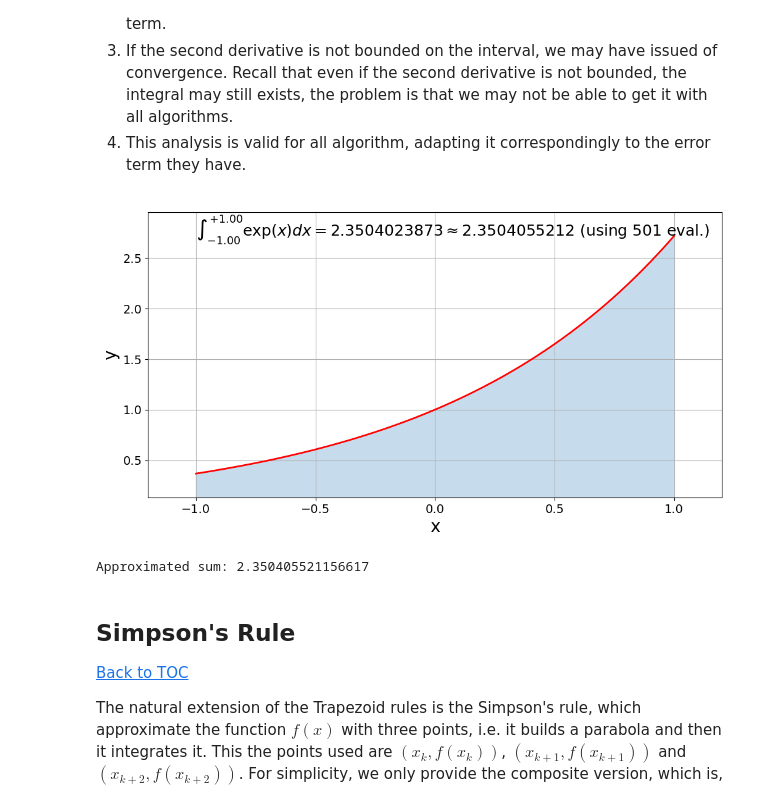
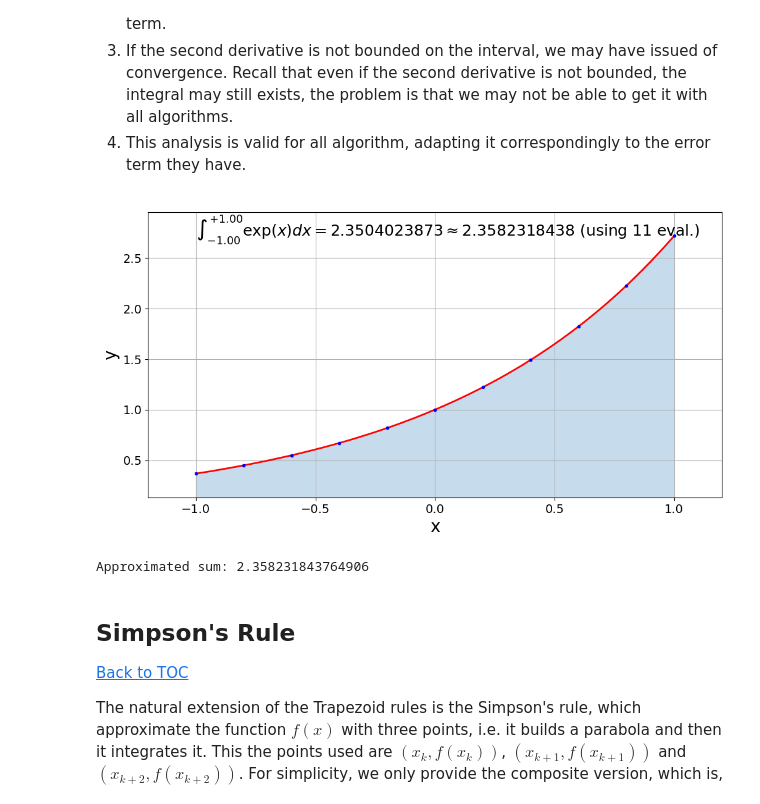
Before and after one commit to tclaudioe/Scientific-Computing-V3, a Jupyter notebook: 08_Numerical_Integration.ipynb, the cells around one changed output. Saved outputs shown, nothing was run; the diff lists cells and outputs as text; code cells hidden in the pictures.

```diff
--- a/08_Numerical_Integration.ipynb
+++ b/08_Numerical_Integration.ipynb
@@ -62,7 +62,7 @@ The next function will allow to visualize a graphical interpretation of the diff
 ###########################################################################
 # General plotting framework
 ###########################################################################
-def plot(f, xbin, ybin, int_val, m, text, a, b, figname='', type_quadrature='close', save_file=False):
+def plot(f, xbin, ybin, int_val, m, text, a, b, xi, figname='', type_quadrature='close', save_file=False):
     plt.figure(figsize=(12,6))
     n = 201
     # Get a representation of f as a continuous function
@@ -70,6 +70,7 @@ def plot(f, xbin, ybin, int_val, m, text, a, b, figname='', type_quadrature='clo
     y = f(x)
     # Plot the function
     plt.plot(x, y, 'r', lw=2.0)
+    plt.plot(xi, f(xi), 'b.', lw=2.0)
     plt.grid(True)
     # Plot the interpolation
     plt.fill_between(xbin, 0, ybin, alpha=0.25, lw=2.0)
@@ -200,10 +201,10 @@ def midpoint(myfun, m, a, b, verbose=False, text='', figname='', save_file=False
     if verbose:
         xbin = np.vstack([x[:-1], x[1:]]).flatten('F')
         ybin = np.vstack([f(xhat), f(xhat)]).flatten('F')
-        plot(f, xbin, ybin, int_val, m, text, a, b, figname, type_quadrature='open', save_file=save_file)
+        plot(f, xbin, ybin, int_val, m, text, a, b, xhat, figname, type_quadrature='open', save_file=save_file)
     return int_val
 
-m = 1000
+m = 10
 print('Approximated sum: {0}'.format(midpoint(myfun, m, a, b,
     verbose=True, text=text, figname="midpoint_%d.png"%m)))
 # %% [output]
@@ -247,24 +248,24 @@ This has the following interpretations:
 # %%
 def trapezoid(myfun, m, a, b, verbose=False, text='', figname='', save_file=False):
     f = np.vectorize(myfun)
-    x = np.linspace(a, b, m+1)
+    xi = np.linspace(a, b, m+1)
     h = (b-a)/m
     w  = np.full(m+1,h)
     w[0] /=2
     w[-1] /=2
-    int_val = np.dot(f(x),w)
+    int_val = np.dot(f(xi),w)
     if verbose:
-        xbin = x
-        ybin = f(x)
-        plot(f, xbin, ybin, int_val, m, text, a, b, figname, save_file=save_file)
+        xbin = xi
+        ybin = f(xi)
+        plot(f, xbin, ybin, int_val, m, text, a, b, xi, figname, save_file=save_file)
     return int_val
 
-m = 500
+m = 10
 print('Approximated sum: {0}'.format(trapezoid(myfun, m, a, b,
     verbose=True, text=text, figname="trapezoid_%d.png"%m)))
 # %% [output]
-[figure, old version]
+[figure, new version]
-Approximated sum: 2.350405521156617
+Approximated sum: 2.358231843764906
 # %% [markdown]
 <div id='rs' />
 
```
Also changed, not shown: parts of 9 cells of this notebook.
